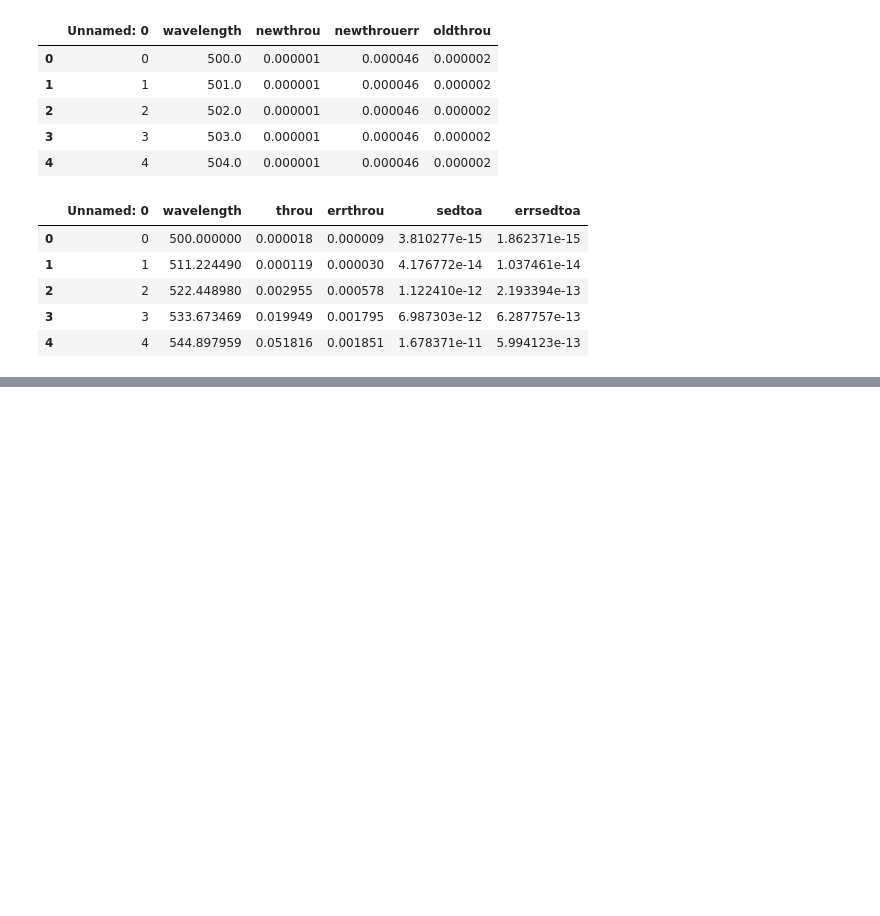
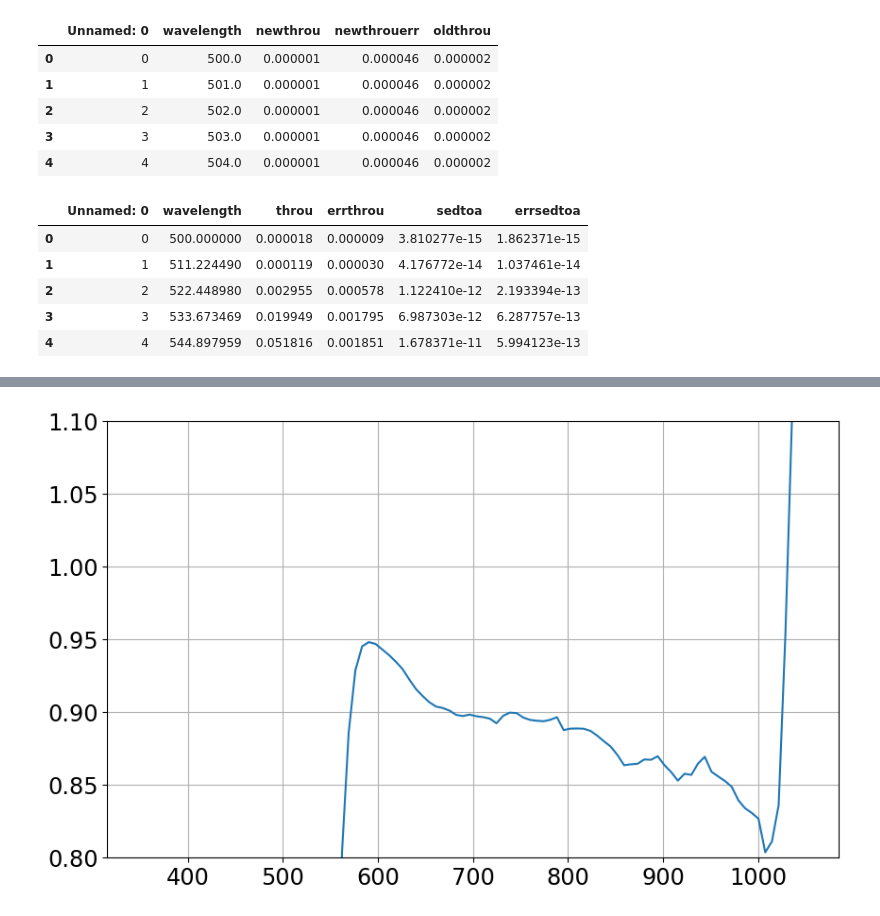
Before and after one commit to sylvielsstfr/AuxTelComm, a Jupyter notebook: notebooks_usdf/FitAtmosphericParameters/202302/CompareThroughputs.ipynb, the cells around one changed output, grey strips where cells are left out. Saved outputs shown, nothing was run; the diff lists cells and outputs as text; code cells hidden in the pictures; blank space fills up the shorter version.

```diff
--- a/notebooks_usdf/FitAtmosphericParameters/202302/CompareThroughputs.ipynb
+++ b/notebooks_usdf/FitAtmosphericParameters/202302/CompareThroughputs.ipynb
@@ -146,0 +181,6 @@ Text(0.5, 0, '$\\lambda$  (nm)')
+# %%
+plt.plot(WL,f1(WL)/f2(WL))
+plt.ylim(0.8,1.1)
+plt.grid()
+# %% [output]
+[figure, added]
```
Also changed, not shown: parts of 5 cells of this notebook, 1 other file.
